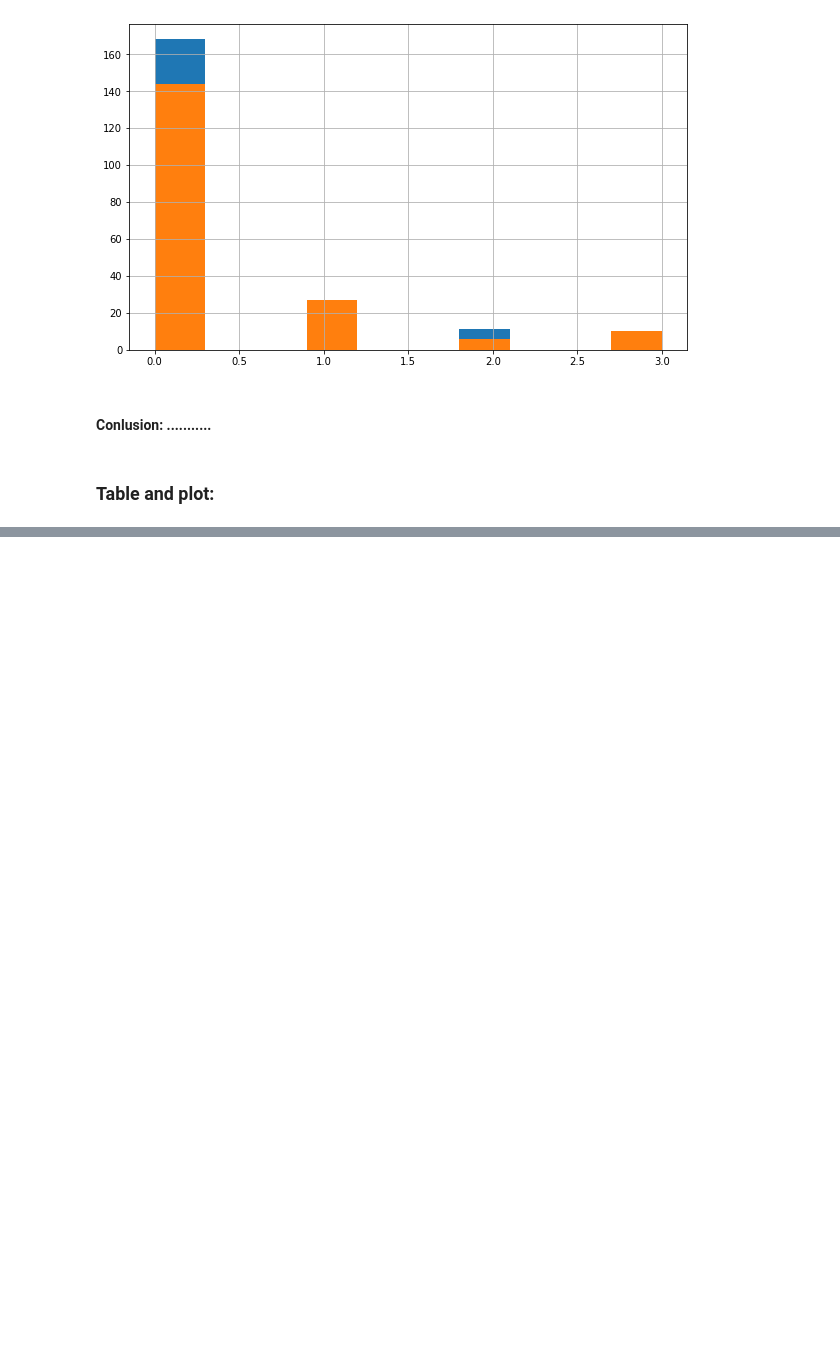
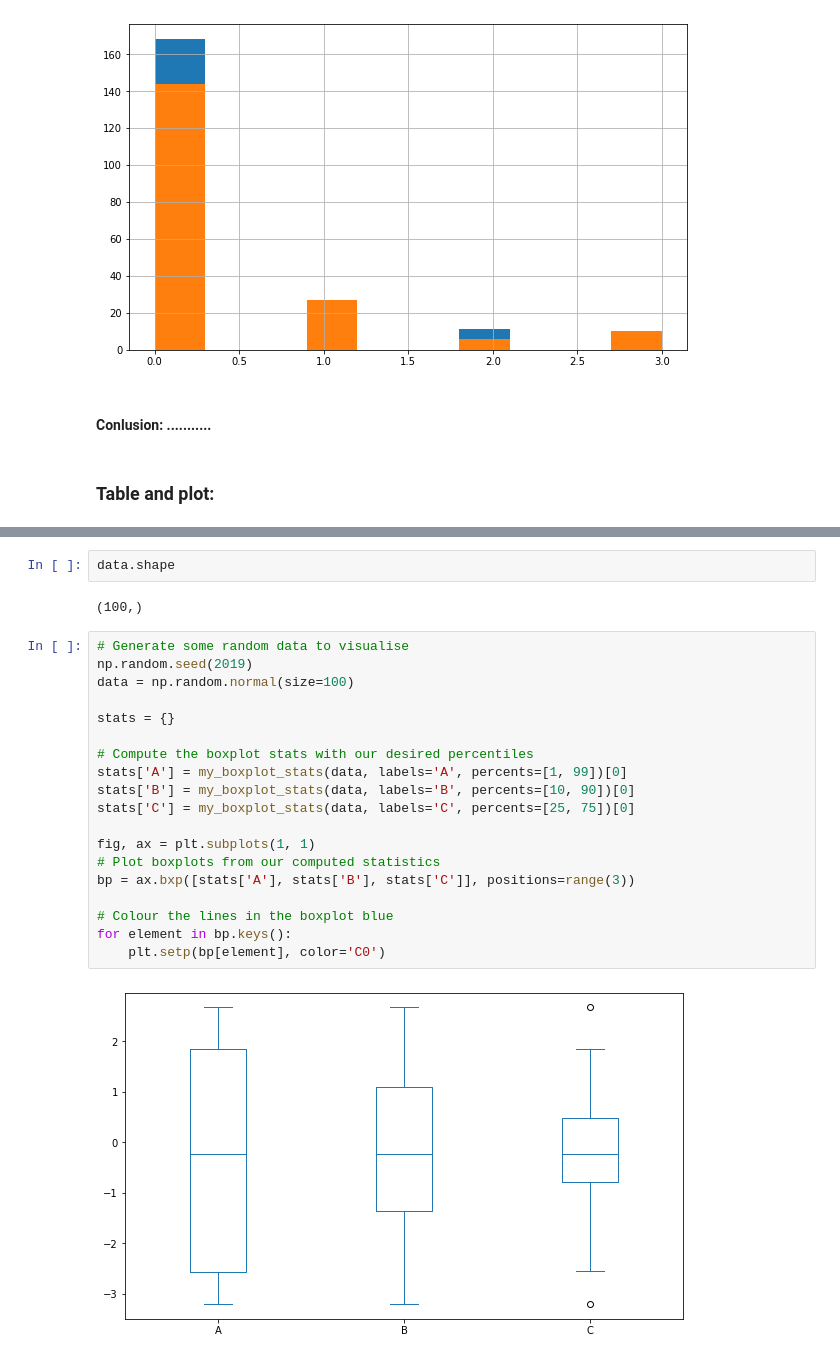
Before and after one commit to sqrt495/easy_statistics, a Jupyter notebook: stat_work_up.ipynb, the cells around one changed output, grey strips where cells are left out. Cells and saved outputs as stored; diff of their text form; blank space fills up the shorter version.

```diff
--- a/stat_work_up.ipynb
+++ b/stat_work_up.ipynb
@@ -1023,0 +1189,25 @@ t_test_df
+# %%
+data.shape
+# %% [output]
+(100,)
+# %%
+# Generate some random data to visualise
+np.random.seed(2019)
+data = np.random.normal(size=100)
+
+stats = {}
+
+# Compute the boxplot stats with our desired percentiles
+stats['A'] = my_boxplot_stats(data, labels='A', percents=[1, 99])[0]
+stats['B'] = my_boxplot_stats(data, labels='B', percents=[10, 90])[0]
+stats['C'] = my_boxplot_stats(data, labels='C', percents=[25, 75])[0]
+
+fig, ax = plt.subplots(1, 1)
+# Plot boxplots from our computed statistics
+bp = ax.bxp([stats['A'], stats['B'], stats['C']], positions=range(3))
+
+# Colour the lines in the boxplot blue
+for element in bp.keys():
+    plt.setp(bp[element], color='C0')
+# %% [output]
+[figure, added]
```
Also changed, not shown: parts of 51 cells of this notebook.
